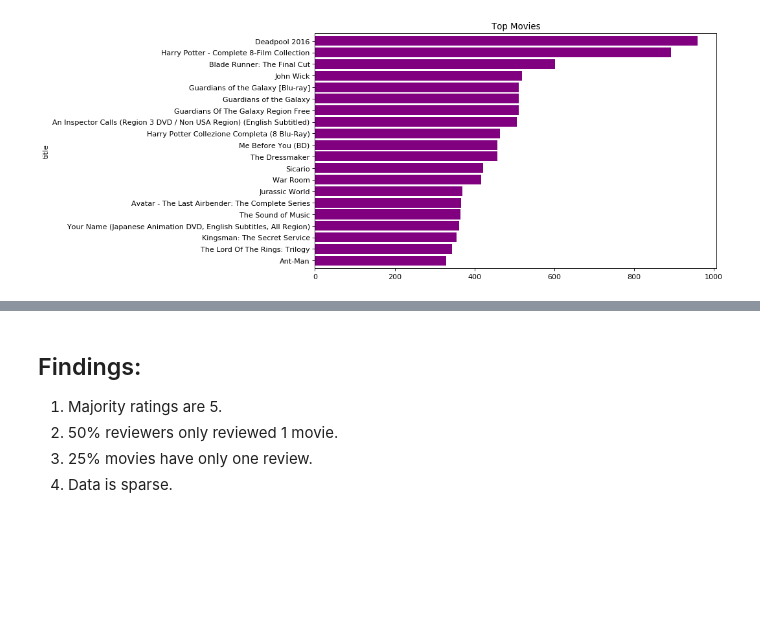
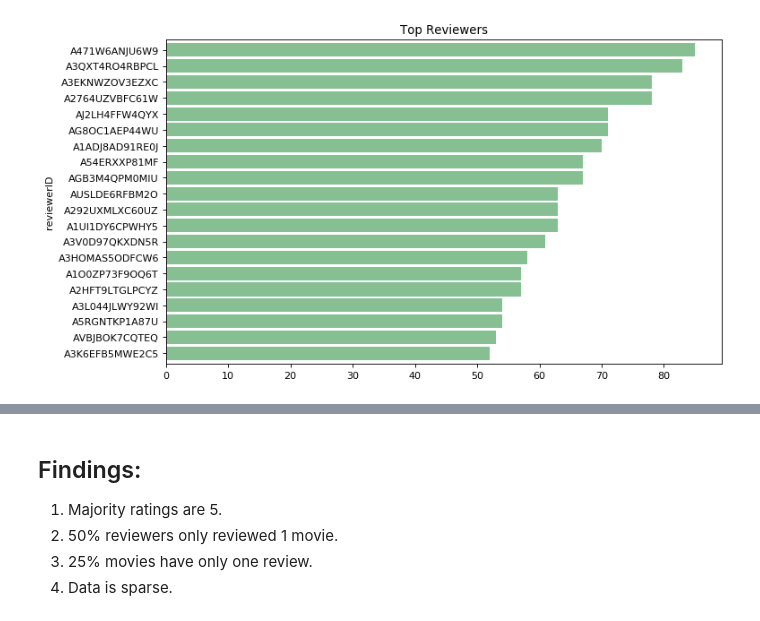
Before and after one commit to Daihongchen/movies_and_tv_recommendation_system, a Jupyter notebook: notebooK/final_report.ipynb, the cells around one changed output, grey strips where cells are left out. Saved outputs shown, nothing was run; the diff lists cells and outputs as text; code cells hidden in the pictures; blank space fills up the shorter version.

```diff
--- a/notebooK/final_report.ipynb
+++ b/notebooK/final_report.ipynb
@@ -93,10 +137,5 @@ plt.show()
-# %%
-# top products
-figure(num=None, figsize=(10, 6), dpi=80, facecolor='w', edgecolor='k')
-
-top_products.sort_values().plot(kind='barh', zorder=2, color='purple', width=0.85)
-plt.title('Top Movies')
-
-plt.show()
-# %% [output]
-[figure, removed]
+# %%
+# visualize the top reviewers by count of ratings the reviewers gave
+top_reviewers_plot(top_reviewers)
+# %% [output]
+[figure, added]
```
Also changed, not shown: parts of 27 cells of this notebook, 3 other files.
